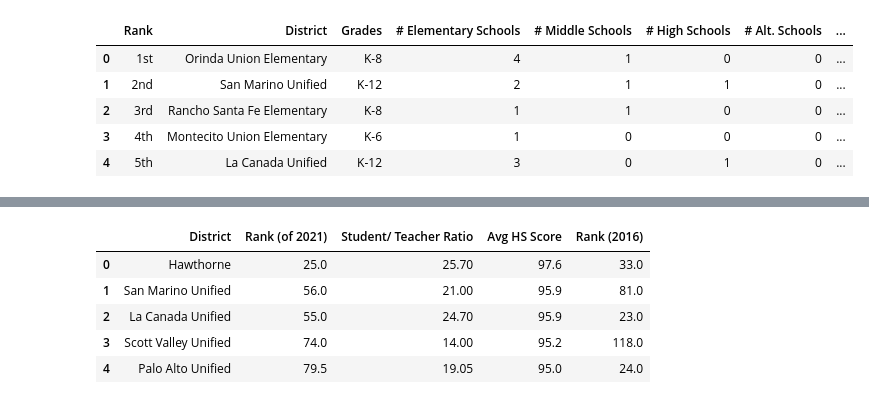
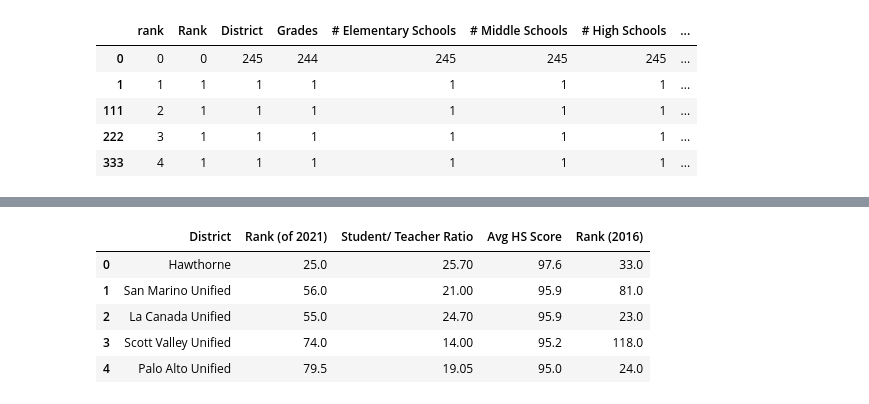
Before and after one commit to SUSA-org/HousingCrisisAPP, a Jupyter notebook: concat_education_data.ipynb, the cells around one changed output, grey strips where cells are left out. Cells and saved outputs as stored; diff of their text form; code cells hidden in the pictures.

```diff
--- a/concat_education_data.ipynb
+++ b/concat_education_data.ipynb
@@ -10,4 +10,4 @@ city = pd.read_csv("CACitiesSchools.csv")
 #district.rename(columns={"Rank (of 849)":"Rank"}, inplace=True)
 # %%
 #district["rank"] = district["Rank (of 849)"].fillna("0th").apply(lambda k: k[:len(k)-2])
-district["rank"] = district["Rank"].fillna("0th").apply(lambda k: k[:len(k)-2])
+district["rank"] = district["Rank"].fillna("0th").apply(lambda k: int(k[:len(k)-2]))
@@ -14,10 +39,14 @@ district["rank"] = district["Rank"].fillna("0th").apply(lambda k: k[:len(k)-2])
 # %%
 # district.drop(["test"], axis=1, inplace=True)
-district.head()
+temp = district.groupby("rank").count().reset_index()
+temp[temp["District"] > 1]
+temp["rank"] = temp["rank"].apply(lambda k: int(k))
+temp.sort_values("rank", inplace=True)
+temp.head()
 # %% [output]
-|  | Rank | District | Grades | # Elementary Schools | # Middle Schools | # High Schools | # Alt. Schools | ... |
-| 0 | 1st | Orinda Union Elementary | K-8 | 4 | 1 | 0 | 0 | ... |
-| 1 | 2nd | San Marino Unified | K-12 | 2 | 1 | 1 | 0 | ... |
-| 2 | 3rd | Rancho Santa Fe Elementary | K-8 | 1 | 1 | 0 | 0 | ... |
-| 3 | 4th | Montecito Union Elementary | K-6 | 1 | 0 | 0 | 0 | ... |
-| 4 | 5th | La Canada Unified | K-12 | 3 | 0 | 1 | 0 | ... |
+|  | rank | Rank | District | Grades | # Elementary Schools | # Middle Schools | # High Schools | ... |
+| 0 | 0 | 0 | 245 | 244 | 245 | 245 | 245 | ... |
+| 1 | 1 | 1 | 1 | 1 | 1 | 1 | 1 | ... |
+| 111 | 2 | 1 | 1 | 1 | 1 | 1 | 1 | ... |
+| 222 | 3 | 1 | 1 | 1 | 1 | 1 | 1 | ... |
+| 333 | 4 | 1 | 1 | 1 | 1 | 1 | 1 | ... |
```
Also changed, not shown: parts of 6 cells of this notebook, 2 other files.
